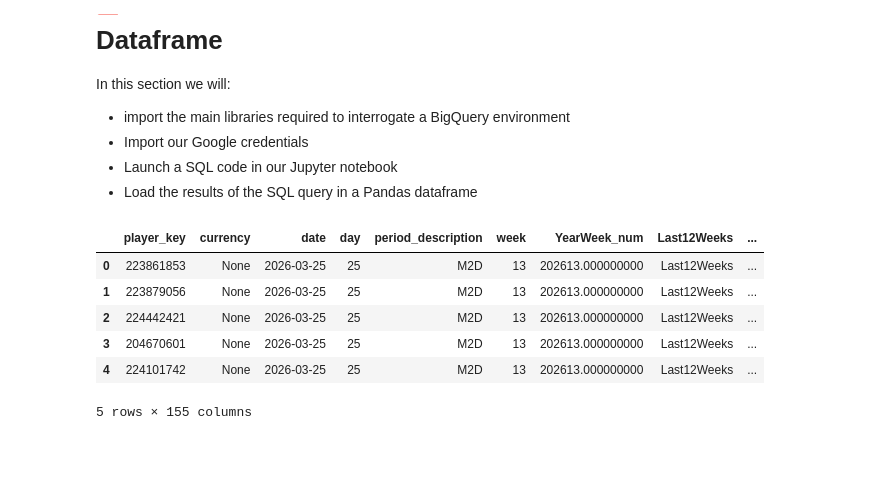
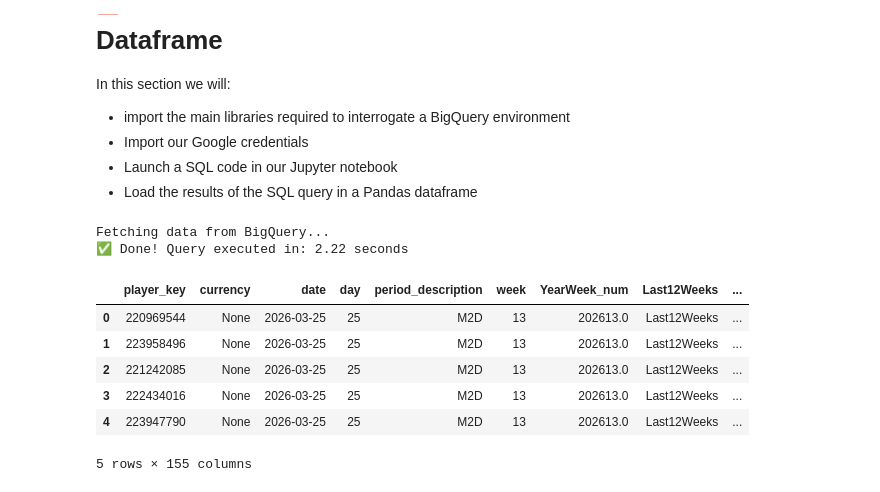
Before and after one commit to marcodelibero/2026---Python-basics, a Jupyter notebook: basic_python_course_v1.ipynb, the cells around one changed output. Drawn from its saved outputs; the diff is of its cells as text; code cells hidden in the pictures; blank space fills up the shorter version.

```diff
--- a/basic_python_course_v1.ipynb
+++ b/basic_python_course_v1.ipynb
@@ -677,25 +671,49 @@ auth.authenticate_user() # Authentication
+# %%
+# 0. Loading the bigquery translator
+!pip install sqlalchemy-bigquery --quiet
+
+import pandas as pd
+from sqlalchemy import create_engine
+from google.colab import auth
+
+# 1. Google autenthication
+auth.authenticate_user()
+
+# 2. creating the bigquery engine
+engine = create_engine('bigquery://leo-production-bi')
 # %%
+import time
+
+# 3. SQL query
 query = """
-SELECT *
-FROM `leo-production-bi.DW_Fact_Management_Analysis.fact_core_daily_no_personal_history`
+SELECT * FROM `leo-production-bi.DW_Fact_Management_Analysis.fact_core_daily_no_personal_history`
 WHERE date = CURRENT_DATE - 1
-LIMIT 10
+LIMIT 1000
 """
 
-project_id = 'leo-production-bi' # Use the project ID where the table resides
+print("Fetching data from BigQuery...")
 
-df = pandas_gbq.read_gbq(
-    query,
-    project_id=project_id,
-    progress_bar_type='tqdm'
-)
+# --- START TIMER ---
+start_time = time.time()
+
+# 4. Use native Pandas to read the SQL
+df = pd.read_sql(query, engine)
+
+# --- END TIMER ---
+end_time = time.time()
+
+# Calculate and print the duration
+execution_time = end_time - start_time
+print(f"✅ Done! Query executed in: {execution_time:.2f} seconds\n")
 
 display(df.head())
 # %% [output]
+Fetching data from BigQuery...
+✅ Done! Query executed in: 2.22 seconds
 |  | player_key | currency | date | day | period_description | week | YearWeek_num | Last12Weeks | ... |
-| 0 | 223861853 | None | 2026-03-25 | 25 | M2D | 13 | 202613.000000000 | Last12Weeks | ... |
-| 1 | 223879056 | None | 2026-03-25 | 25 | M2D | 13 | 202613.000000000 | Last12Weeks | ... |
-| 2 | 224442421 | None | 2026-03-25 | 25 | M2D | 13 | 202613.000000000 | Last12Weeks | ... |
-| 3 | 204670601 | None | 2026-03-25 | 25 | M2D | 13 | 202613.000000000 | Last12Weeks | ... |
-| 4 | 224101742 | None | 2026-03-25 | 25 | M2D | 13 | 202613.000000000 | Last12Weeks | ... |
+| 0 | 220969544 | None | 2026-03-25 | 25 | M2D | 13 | 202613.0 | Last12Weeks | ... |
+| 1 | 223958496 | None | 2026-03-25 | 25 | M2D | 13 | 202613.0 | Last12Weeks | ... |
+| 2 | 221242085 | None | 2026-03-25 | 25 | M2D | 13 | 202613.0 | Last12Weeks | ... |
+| 3 | 222434016 | None | 2026-03-25 | 25 | M2D | 13 | 202613.0 | Last12Weeks | ... |
+| 4 | 223947790 | None | 2026-03-25 | 25 | M2D | 13 | 202613.0 | Last12Weeks | ... |
-5 rows × 155 columns
+5 rows × 155 columns
```
Also changed, not shown: parts of 2 cells of this notebook.
